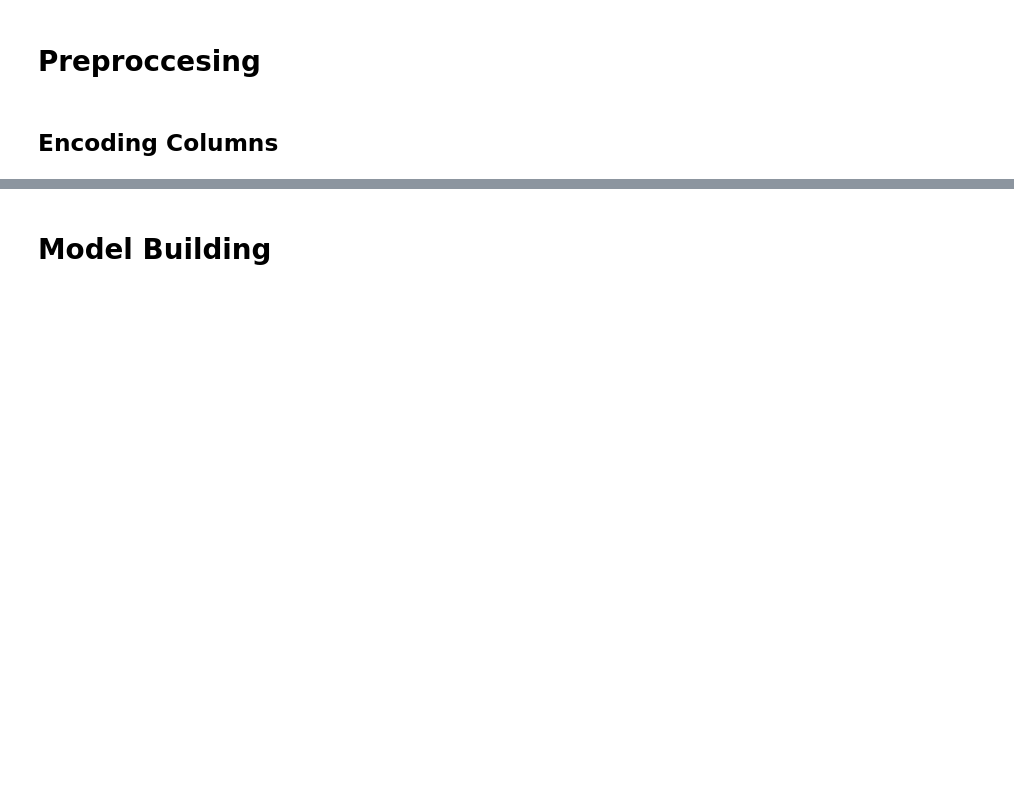
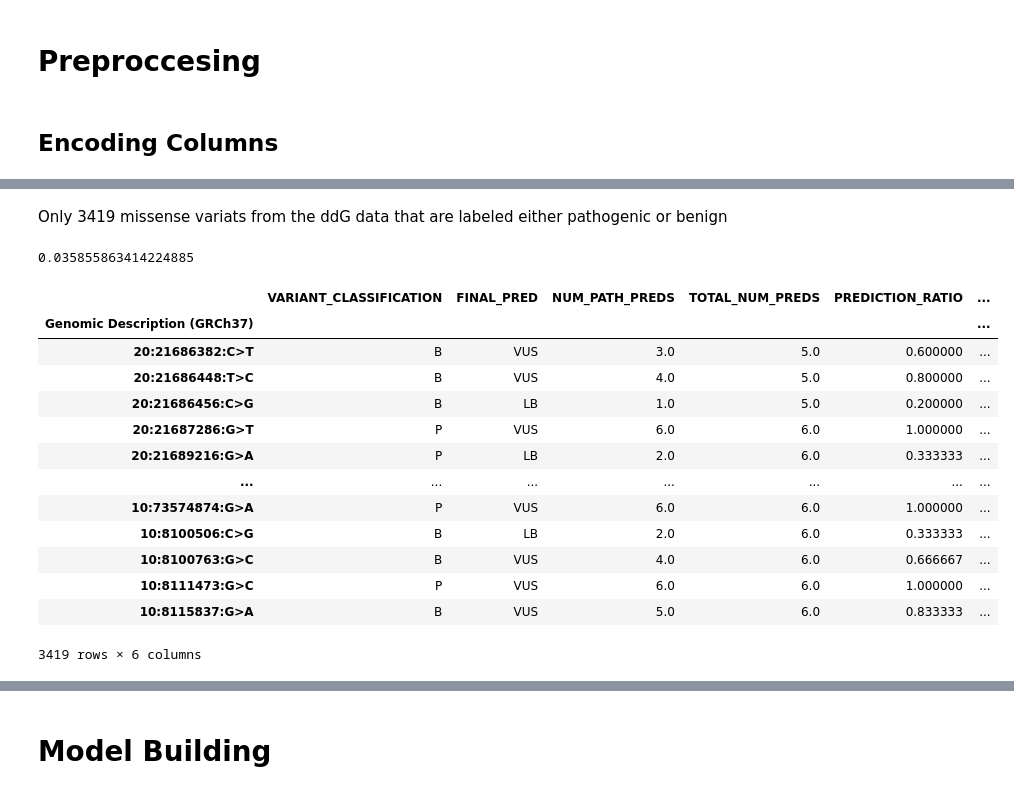
Before and after one commit to seanrobryan/ML-Variant-Classification, a Jupyter notebook: model_building.ipynb, the cells around one changed output, grey strips where cells are left out. Drawn from its saved outputs; the diff is of its cells as text; code cells hidden in the pictures; blank space fills up the shorter version.

```diff
--- a/model_building.ipynb
+++ b/model_building.ipynb
@@ -815,0 +906,22 @@ Genomic Description (GRCh37)
+# %% [markdown]
+Only 3419 missense variats from the ddG data that are labeled either pathogenic or benign
+# %%
+definitive_classification_df = final_classifications_df[final_classifications_df['VARIANT_CLASSIFICATION'].isin(['P', 'B'])]
+print(definitive_classification_df.shape[0]/final_classifications_df.shape[0])
+definitive_classification_df
+# %% [output]
+0.035855863414224885
+|  | VARIANT_CLASSIFICATION | FINAL_PRED | NUM_PATH_PREDS | TOTAL_NUM_PREDS | PREDICTION_RATIO | ... |
+| Genomic Description (GRCh37) |  |  |  |  |  | ... |
+| 20:21686382:C>T | B | VUS | 3.0 | 5.0 | 0.600000 | ... |
+| 20:21686448:T>C | B | VUS | 4.0 | 5.0 | 0.800000 | ... |
+| 20:21686456:C>G | B | LB | 1.0 | 5.0 | 0.200000 | ... |
+| 20:21687286:G>T | P | VUS | 6.0 | 6.0 | 1.000000 | ... |
+| 20:21689216:G>A | P | LB | 2.0 | 6.0 | 0.333333 | ... |
+| ... | ... | ... | ... | ... | ... | ... |
+| 10:73574874:G>A | P | VUS | 6.0 | 6.0 | 1.000000 | ... |
+| 10:8100506:C>G | B | LB | 2.0 | 6.0 | 0.333333 | ... |
+| 10:8100763:G>C | B | VUS | 4.0 | 6.0 | 0.666667 | ... |
+| 10:8111473:G>C | P | VUS | 6.0 | 6.0 | 1.000000 | ... |
+| 10:8115837:G>A | B | VUS | 5.0 | 6.0 | 0.833333 | ... |
+3419 rows × 6 columns
```
Also changed, not shown: parts of 57 cells of this notebook.
